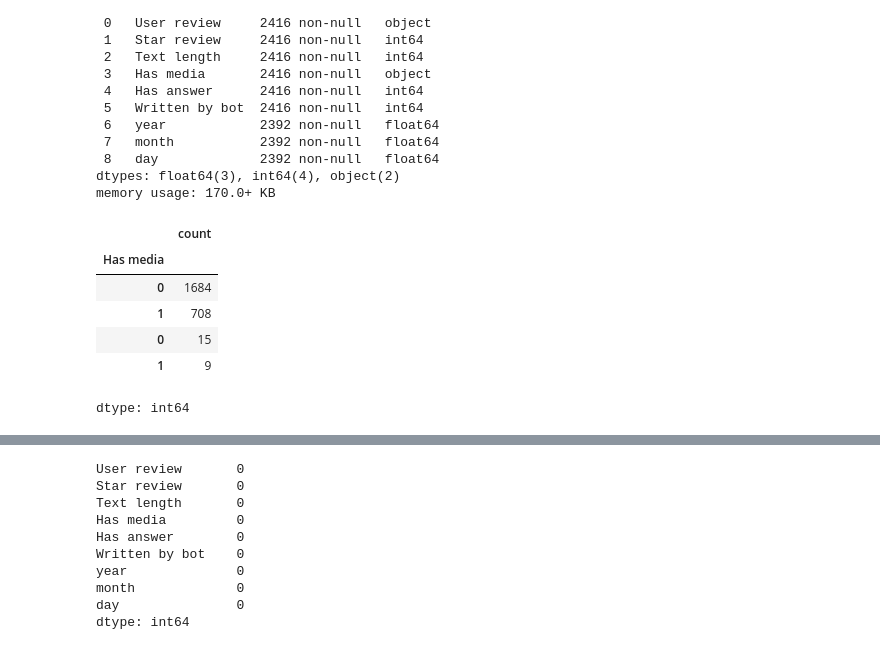
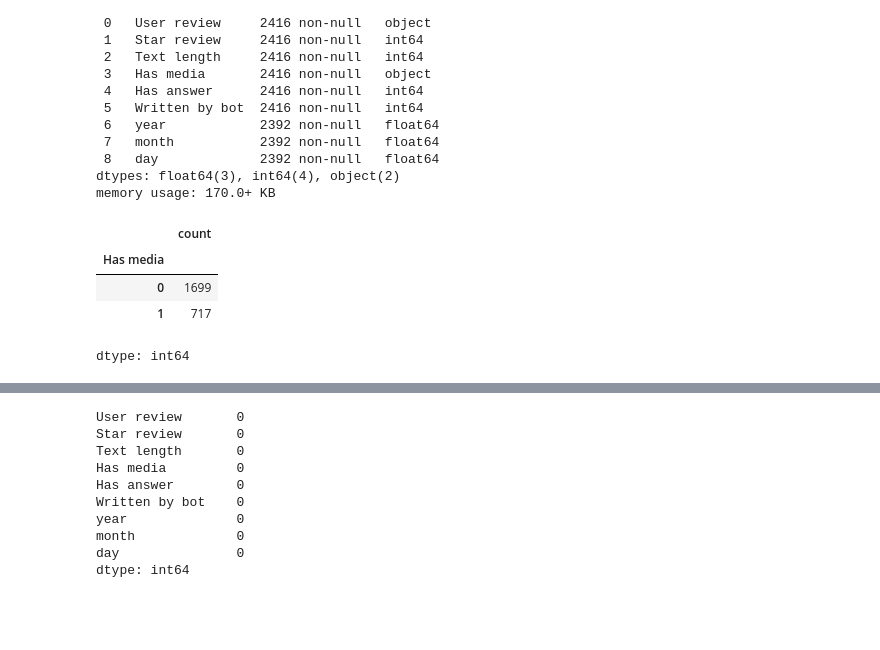
Before and after one commit to Garinelli/ReviewAI, a Jupyter notebook: src/ml/nn_bert_sentence.ipynb, the cells around one changed output, grey strips where cells are left out. Drawn from its saved outputs; the diff is of its cells as text; code cells hidden in the pictures; blank space fills up the shorter version.

```diff
--- a/src/ml/nn_bert_sentence.ipynb
+++ b/src/ml/nn_bert_sentence.ipynb
@@ -126,13 +127,11 @@ Data columns (total 9 columns):
 dtypes: float64(3), int64(4), object(2)
 memory usage: 170.0+ KB
 # %%
-df['Has media'] = df['Has media'].replace({'True': 1, 'False': 0})
+df['Has media'] = df['Has media'].replace({'True': '1', 'False': '0'})
 df['Has media'].value_counts()
 # %% [output]
 |  | count |
 | Has media |  |
-| 0 | 1684 |
-| 1 | 708 |
-| 0 | 15 |
-| 1 | 9 |
+| 0 | 1699 |
+| 1 | 717 |
 dtype: int64
```
Also changed, not shown: parts of 23 cells of this notebook.
